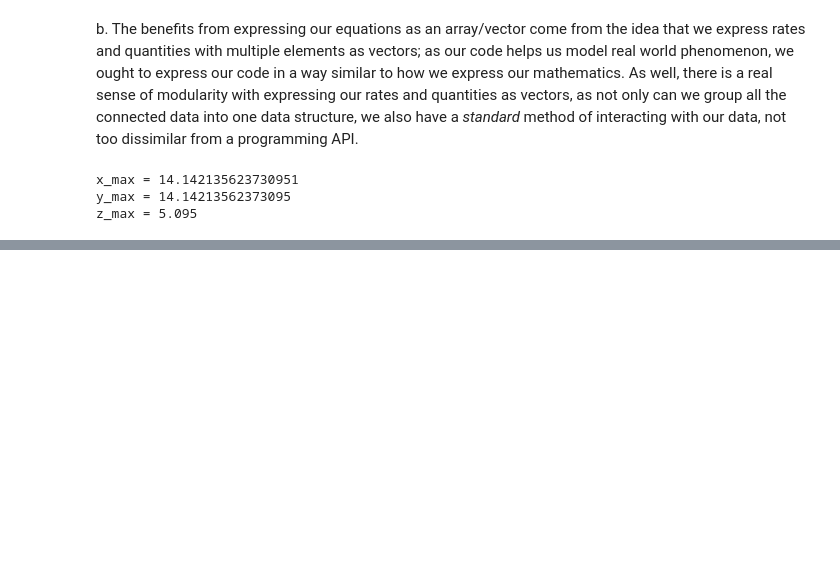
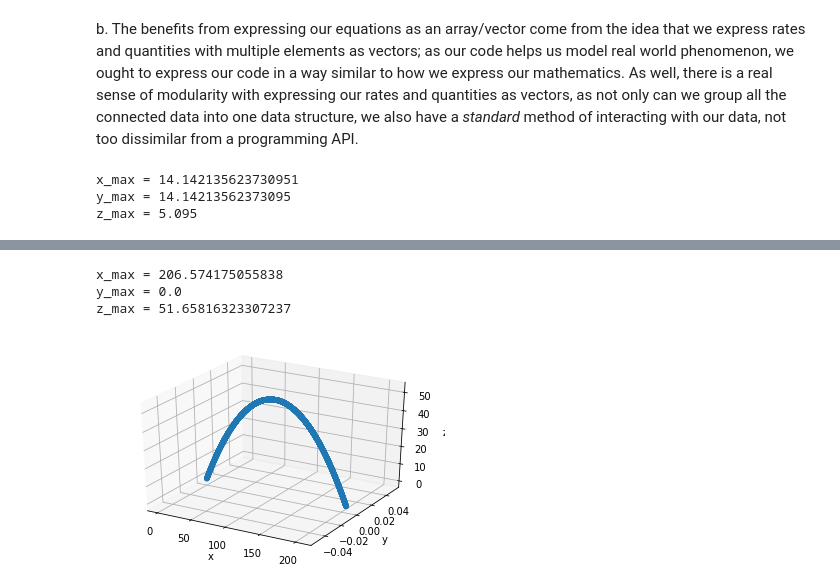
Before and after one commit to dravinflores/PHY321-Homework, a Jupyter notebook: Homework-2.ipynb, the cells around one changed output, grey strips where cells are left out. Saved outputs shown, nothing was run; the diff lists cells and outputs as text; code cells hidden in the pictures; blank space fills up the shorter version.

```diff
--- a/Homework-2.ipynb
+++ b/Homework-2.ipynb
@@ -130,0 +187,11 @@ z_max = 5.095
+# %%
+# 6e
+(x, y, z) = analyze_golfball(45, 45)
+print(f"x_max = {x}")
+print(f"y_max = {y}")
+print(f"z_max = {z}")
+# %% [output]
+x_max = 206.574175055838
+y_max = 0.0
+z_max = 51.65816323307237
+[figure, added]
```
Also changed, not shown: parts of 3 cells of this notebook.
